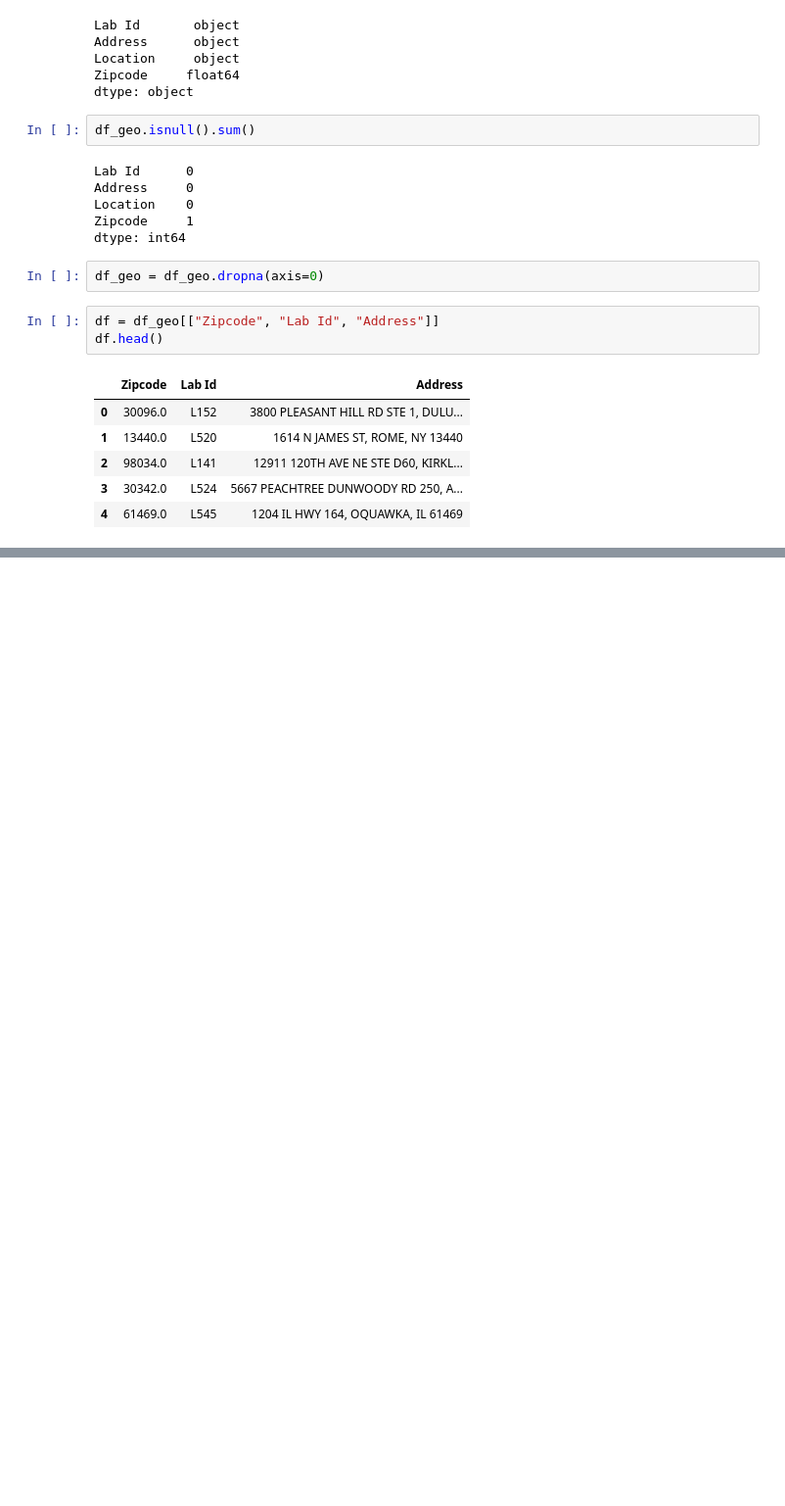
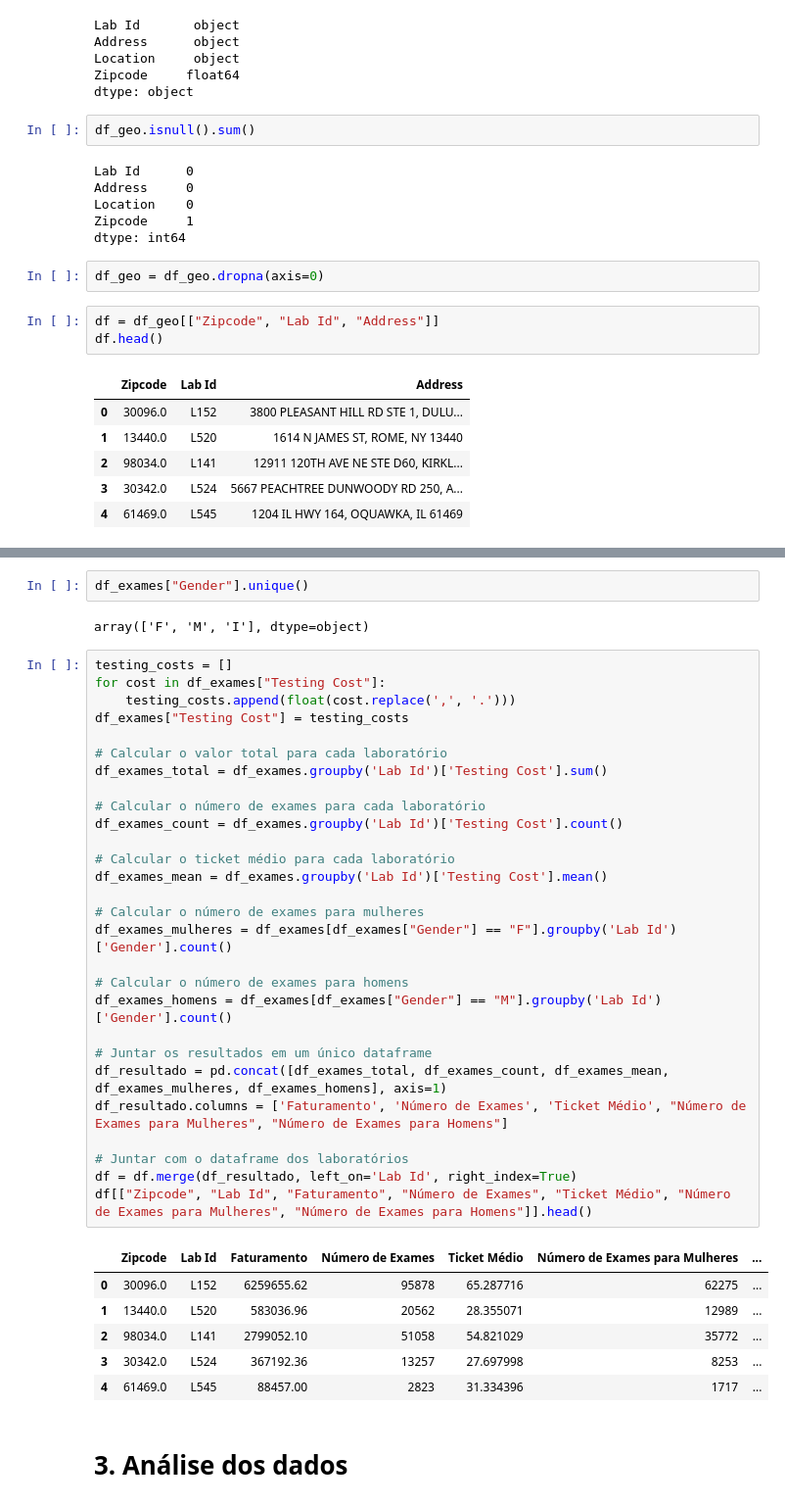
Before and after one commit to leotanaka4/desafio-elogroup, a Jupyter notebook: ans.ipynb, the cells around one changed output, grey strips where cells are left out. Shown: that part at 98% size. Saved outputs shown, nothing was run; the diff lists cells and outputs as text; blank space fills up the shorter version.

```diff
--- a/ans.ipynb
+++ b/ans.ipynb
@@ -222,0 +233,41 @@ df.head()
+# %%
+df_exames["Gender"].unique()
+# %% [output]
+array(['F', 'M', 'I'], dtype=object)
+# %%
+testing_costs = []
+for cost in df_exames["Testing Cost"]:
+    testing_costs.append(float(cost.replace(',', '.')))
+df_exames["Testing Cost"] = testing_costs
+
+# Calcular o valor total para cada laboratório
+df_exames_total = df_exames.groupby('Lab Id')['Testing Cost'].sum()
+
+# Calcular o número de exames para cada laboratório
+df_exames_count = df_exames.groupby('Lab Id')['Testing Cost'].count()
+
+# Calcular o ticket médio para cada laboratório
+df_exames_mean = df_exames.groupby('Lab Id')['Testing Cost'].mean()
+
+# Calcular o número de exames para mulheres
+df_exames_mulheres = df_exames[df_exames["Gender"] == "F"].groupby('Lab Id')['Gender'].count()
+
+# Calcular o número de exames para homens
+df_exames_homens = df_exames[df_exames["Gender"] == "M"].groupby('Lab Id')['Gender'].count()
+
+# Juntar os resultados em um único dataframe
+df_resultado = pd.concat([df_exames_total, df_exames_count, df_exames_mean, df_exames_mulheres, df_exames_homens], axis=1)
+df_resultado.columns = ['Faturamento', 'Número de Exames', 'Ticket Médio', "Número de Exames para Mulheres", "Número de Exames para Homens"]
+
+# Juntar com o dataframe dos laboratórios
+df = df.merge(df_resultado, left_on='Lab Id', right_index=True)
+df[["Zipcode", "Lab Id", "Faturamento", "Número de Exames", "Ticket Médio", "Número de Exames para Mulheres", "Número de Exames para Homens"]].head()
+# %% [output]
+|  | Zipcode | Lab Id | Faturamento | Número de Exames | Ticket Médio | Número de Exames para Mulheres | ... |
+| 0 | 30096.0 | L152 | 6259655.62 | 95878 | 65.287716 | 62275 | ... |
+| 1 | 13440.0 | L520 | 583036.96 | 20562 | 28.355071 | 12989 | ... |
+| 2 | 98034.0 | L141 | 2799052.10 | 51058 | 54.821029 | 35772 | ... |
+| 3 | 30342.0 | L524 | 367192.36 | 13257 | 27.697998 | 8253 | ... |
+| 4 | 61469.0 | L545 | 88457.00 | 2823 | 31.334396 | 1717 | ... |
+# %% [markdown]
+# 3. Análise dos dados
```
Also changed, not shown: parts of 12 cells of this notebook.
